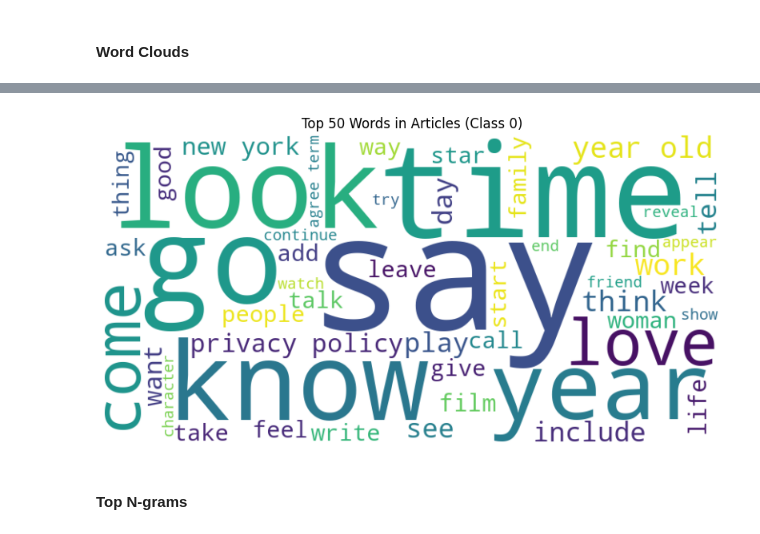
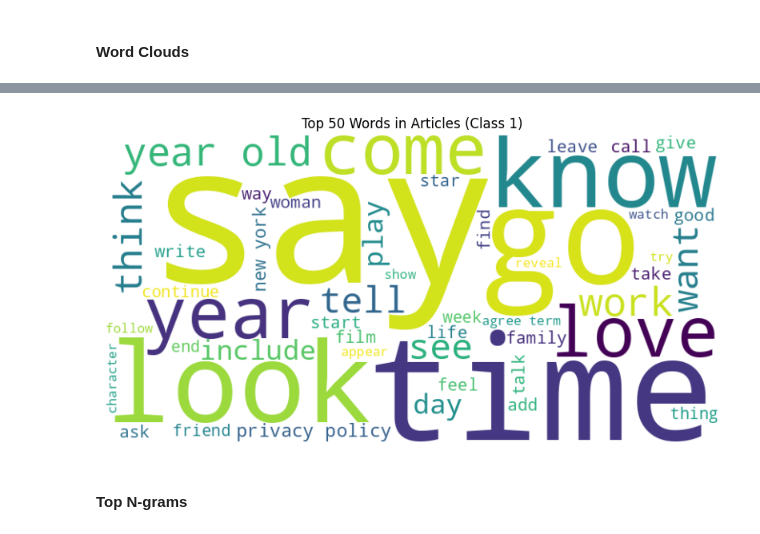
Before and after one commit to mwakad/Fake-News-Detection-, a Jupyter notebook: index.ipynb, the cells around one changed output, grey strips where cells are left out. Saved outputs shown, nothing was run; the diff lists cells and outputs as text; code cells hidden in the pictures.

```diff
--- a/index.ipynb
+++ b/index.ipynb
@@ -263,14 +259,12 @@ def cleaned_text(text, debug=False):
 data['spacy'] = data['article'].apply(cleaned_text)
 # %%
 # Join tokens
-data['spacy_text'] = data['spacy'].apply(lambda x: ' '.join(x))
-data['nltk_text'] = data['nltk'].apply(lambda x: ' '.join(x))
+data['text'] = data['spacy'].apply(lambda x: ' '.join(x))
+# data['nltk_text'] = data['nltk'].apply(lambda x: ' '.join(x))
 data.head(2)
 # %% [output]
 |  | news_url | title | extracted_article_text | news_type | class | domain | article | num_sentences | ... |
 | 0 | https://www.bustle.com/p/will-the... | Will 'The Royals' Return For Seas... | Entertainment With a royal weddin... | gossip | 1 | www.bustle.com | Will 'The Royals' Return For Seas... | 39 | ... |
 | 1 | https://www.foxnews.com/entertain... | Naya Rivera refiles for divorce f... | This material may not be publishe... | gossip | 1 | www.foxnews.com | Naya Rivera refiles for divorce f... | 30 | ... |
-# %%
-data['text'] = data['domain'] + " " + data['spacy_text']
 # %%
 # Preview a random sample
@@ -360,17 +357,18 @@ plt.show()
 # %%
 # Filter data for class 1
 class_0_data = data[data['class'] == 1]
 
 # Combine all text from extracted_article_text
 text = ' '.join(class_0_data['text'].dropna().astype(str))
 wordcloud = WordCloud(width=800, height=400, background_color='white', max_words=50).generate(text)
 plt.figure(figsize=(10, 5))
 plt.imshow(wordcloud, interpolation='bilinear')
 plt.axis('off')
-plt.title('Top 50 Words in Articles (Class 0)')
+plt.title('Top 50 Words in Articles (Class 1)')
+plt.savefig('top-50-words-for-class1-wordcloud-plot.png', dpi=300, bbox_inches='tight')
 plt.show()
 # %% [output]
-[figure, old version]
+[figure, new version]
 # %% [markdown]
 #### **Top N-grams**
 # %%
```
Also changed, not shown: parts of 60 cells of this notebook.
